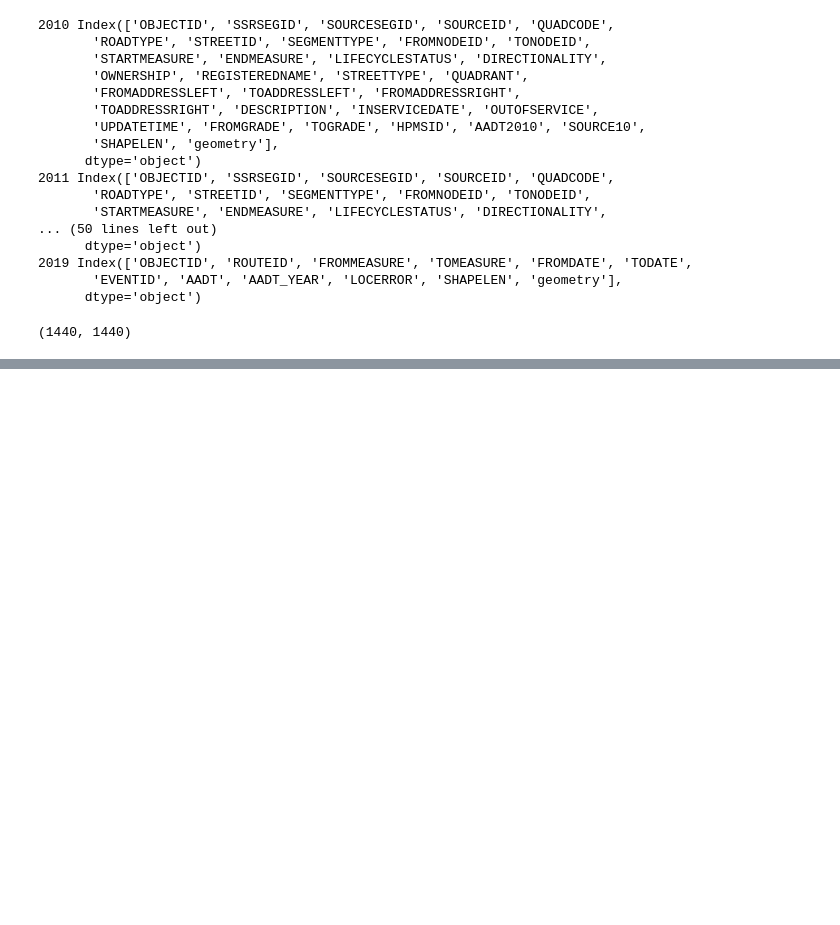
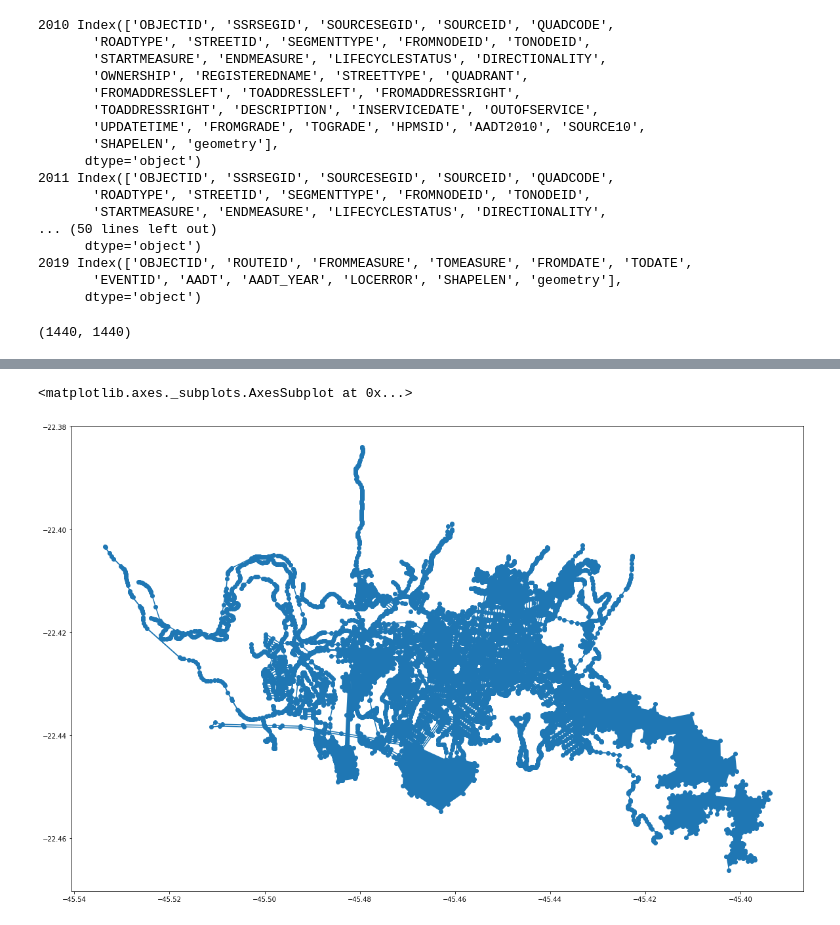
Before and after one commit to valerio-unifei/UNIFEI-IA-Aulas, a Jupyter notebook: UNIFEI_GeoPandas_Traffic_Volume_Columbia.ipynb, the cells around one changed output, grey strips where cells are left out. Saved outputs shown, nothing was run; the diff lists cells and outputs as text; code cells hidden in the pictures; blank space fills up the shorter version.

```diff
--- a/UNIFEI_GeoPandas_Traffic_Volume_Columbia.ipynb
+++ b/UNIFEI_GeoPandas_Traffic_Volume_Columbia.ipynb
@@ -127,0 +176,3 @@ out.release()
+# %%
+ita = geopandas.read_file('itajuba.geojson')
+ita.head()
@@ -127,0 +186,5 @@ out.release()
+# %%
+ita.plot()
+# %% [output]
+<matplotlib.axes._subplots.AxesSubplot at 0x...>
+[figure, added]
```
Also changed, not shown: parts of 8 cells of this notebook.
